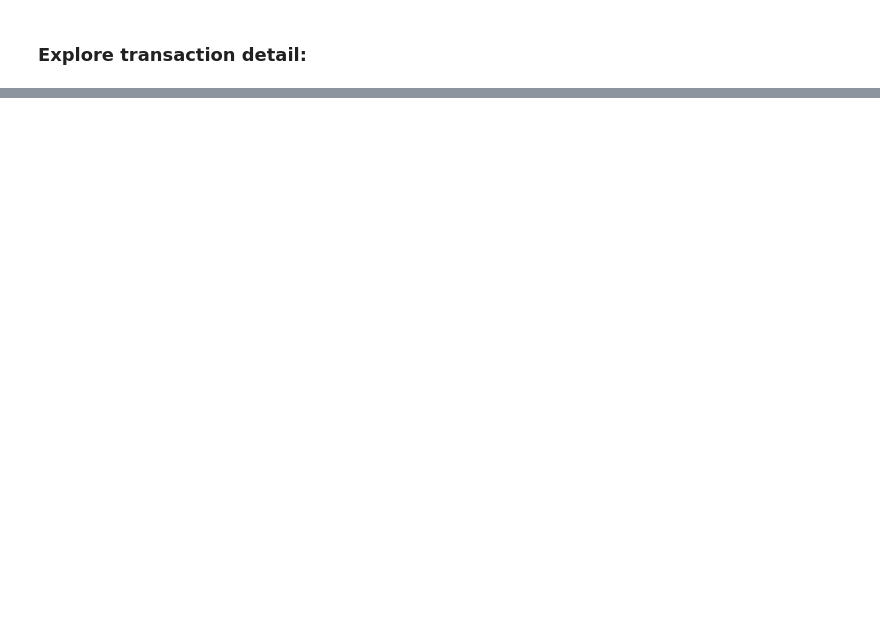
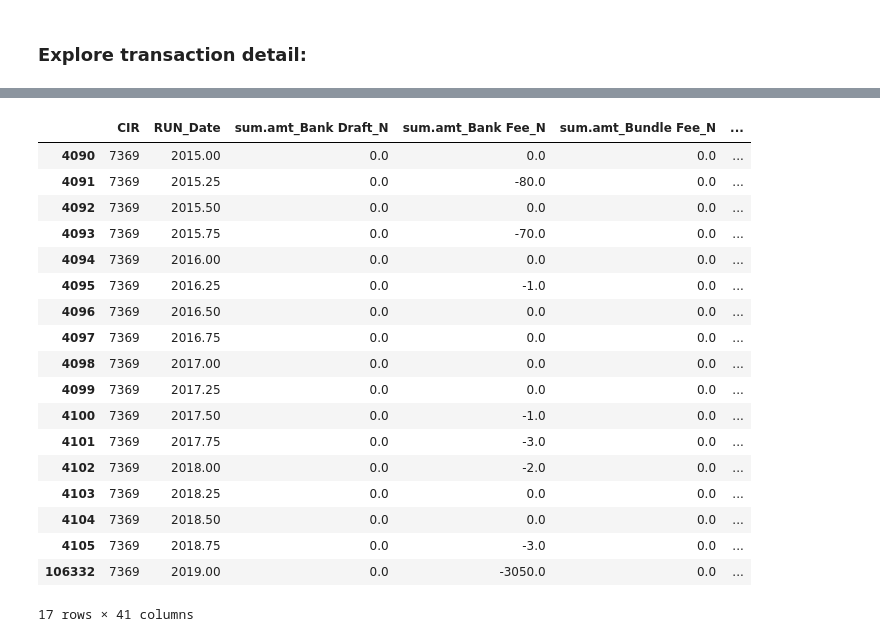
Before and after one commit to ChristoGH/mcb, a Jupyter notebook: explore.ipynb, the cells around one changed output, grey strips where cells are left out. Drawn from its saved outputs; the diff is of its cells as text; code cells hidden in the pictures; blank space fills up the shorter version.

```diff
--- a/explore.ipynb
+++ b/explore.ipynb
@@ -329,0 +412,2 @@ transaction_df['RUN_Date'] = pd.to_datetime(transaction_df['RUN_Date'], infer_da
+# %%
+transaction_df=pd.read_csv(filepath_or_buffer=file_path+transaction_fname)
@@ -329,0 +436,2 @@ transaction_df['RUN_Date'] = pd.to_datetime(transaction_df['RUN_Date'], infer_da
+# %%
+transaction_df['RUN_DATE_']=transaction_df.RUN_Date.apply(frac2date)
@@ -329,0 +458,2 @@ transaction_df['RUN_Date'] = pd.to_datetime(transaction_df['RUN_Date'], infer_da
+# %%
+transaction_df['RUN_DATE']=transaction_df['RUN_DATE_'].apply(bmonth_end_fn)
@@ -461,0 +582,22 @@ run_date_dict
+# %%
+transaction_df[transaction_df.CIR==CIR]
+# %% [output]
+|  | CIR | RUN_Date | sum.amt_Bank Draft_N | sum.amt_Bank Fee_N | sum.amt_Bundle Fee_N | ... |
+| 4090 | 7369 | 2015.00 | 0.0 | 0.0 | 0.0 | ... |
+| 4091 | 7369 | 2015.25 | 0.0 | -80.0 | 0.0 | ... |
+| 4092 | 7369 | 2015.50 | 0.0 | 0.0 | 0.0 | ... |
+| 4093 | 7369 | 2015.75 | 0.0 | -70.0 | 0.0 | ... |
+| 4094 | 7369 | 2016.00 | 0.0 | 0.0 | 0.0 | ... |
+| 4095 | 7369 | 2016.25 | 0.0 | -1.0 | 0.0 | ... |
+| 4096 | 7369 | 2016.50 | 0.0 | 0.0 | 0.0 | ... |
+| 4097 | 7369 | 2016.75 | 0.0 | 0.0 | 0.0 | ... |
+| 4098 | 7369 | 2017.00 | 0.0 | 0.0 | 0.0 | ... |
+| 4099 | 7369 | 2017.25 | 0.0 | 0.0 | 0.0 | ... |
+| 4100 | 7369 | 2017.50 | 0.0 | -1.0 | 0.0 | ... |
+| 4101 | 7369 | 2017.75 | 0.0 | -3.0 | 0.0 | ... |
+| 4102 | 7369 | 2018.00 | 0.0 | -2.0 | 0.0 | ... |
+| 4103 | 7369 | 2018.25 | 0.0 | 0.0 | 0.0 | ... |
+| 4104 | 7369 | 2018.50 | 0.0 | 0.0 | 0.0 | ... |
+| 4105 | 7369 | 2018.75 | 0.0 | -3.0 | 0.0 | ... |
+| 106332 | 7369 | 2019.00 | 0.0 | -3050.0 | 0.0 | ... |
+17 rows × 41 columns
```
Also changed, not shown: parts of 56 cells of this notebook.
